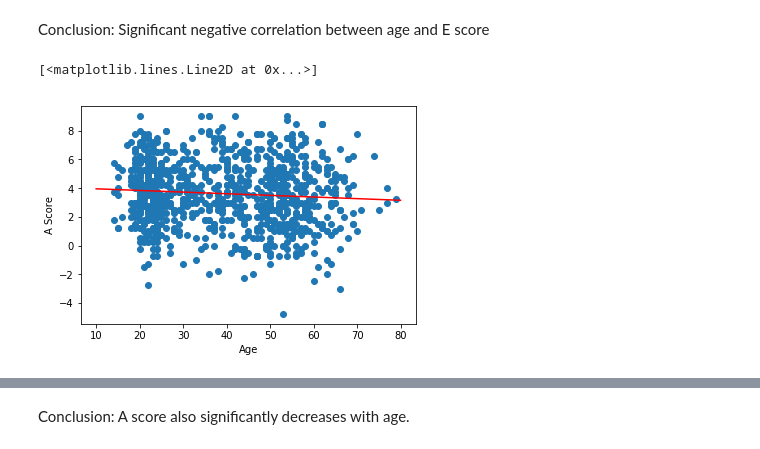
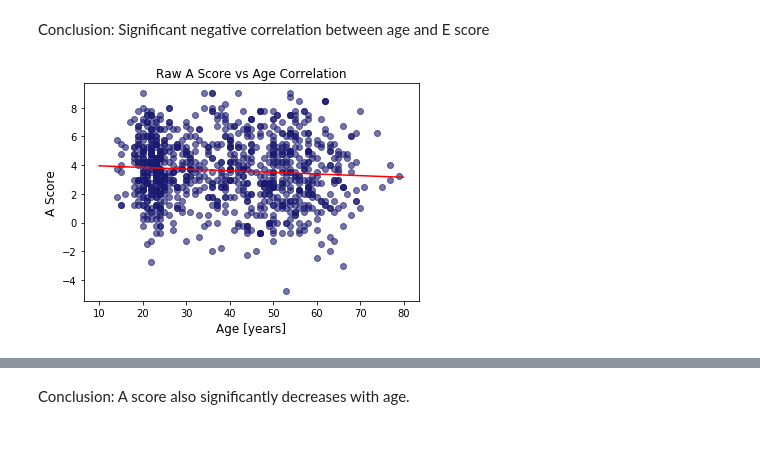
Before and after one commit to liliaellouz/empathy-analysis, a Jupyter notebook: Data_Analysis.ipynb, the cells around one changed output, grey strips where cells are left out. Drawn from its saved outputs; the diff is of its cells as text; code cells hidden in the pictures.

```diff
--- a/Data_Analysis.ipynb
+++ b/Data_Analysis.ipynb
@@ -371,17 +381,18 @@ Conclusion: Significant negative correlation between age and E score
 # %%
 a_score = survey['A_score_raw'].to_numpy()
 ages = survey['age'].to_numpy()
 plt.figure()
-plt.scatter(ages,a_score)
-plt.xlabel("Age")
-plt.ylabel("A Score")
+plt.scatter(ages,a_score,color='midnightblue', alpha=0.6)
+plt.xlabel("Age [years]", fontsize=12)
+plt.ylabel("A Score", fontsize=12)
 result = scipy.stats.linregress(ages, a_score)
 x = np.linspace(10,80,300)
 y = result.slope*x + result.intercept
 plt.plot(x,y,color='red')
+plt.title("Raw A Score vs Age Correlation")
+plt.savefig('plots/corr_Araw_age.png')
 # %% [output]
-[<matplotlib.lines.Line2D at 0x...>]
-[figure, old version]
+[figure, new version]
 # %%
 print(result.rvalue)
 print(result.pvalue)
```
Also changed, not shown: parts of 22 cells of this notebook, 14 other files.
